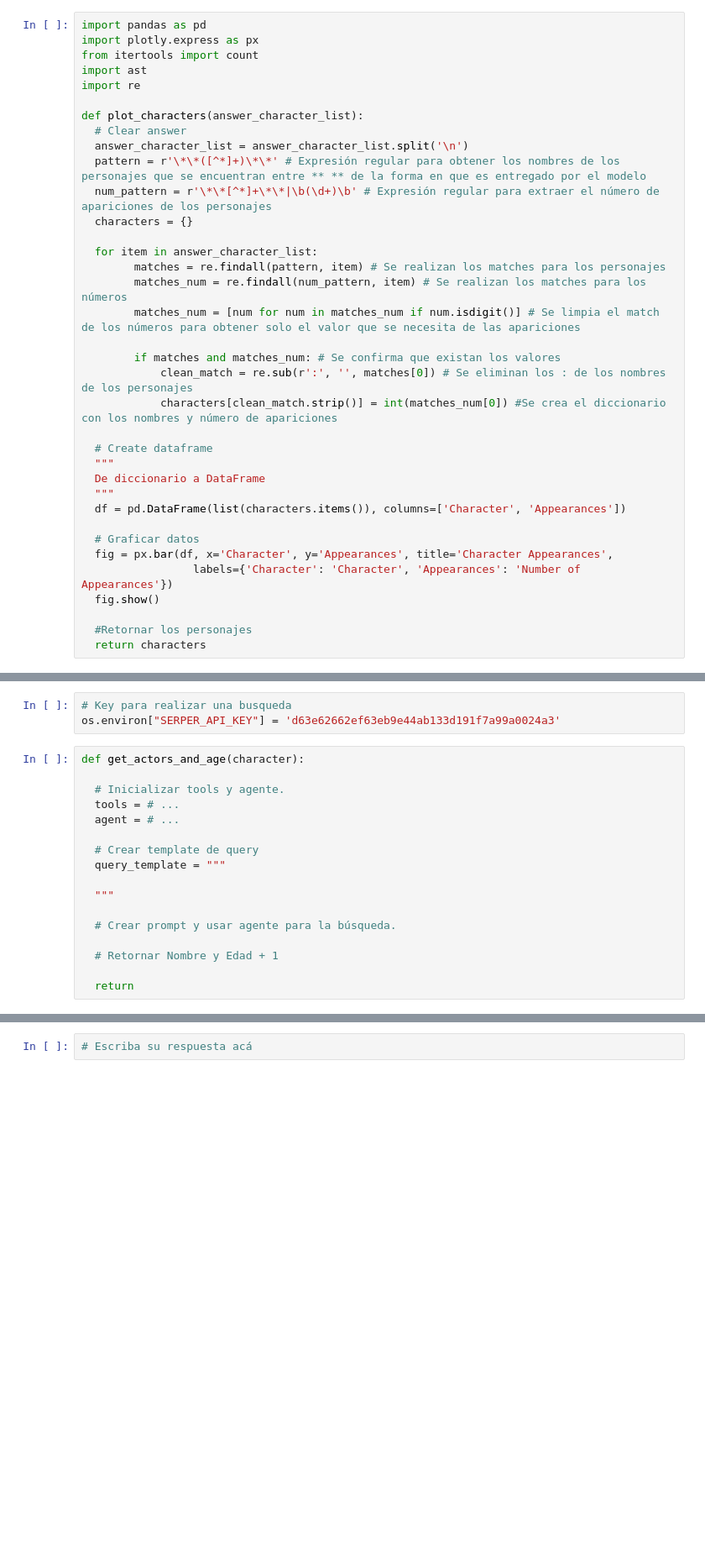
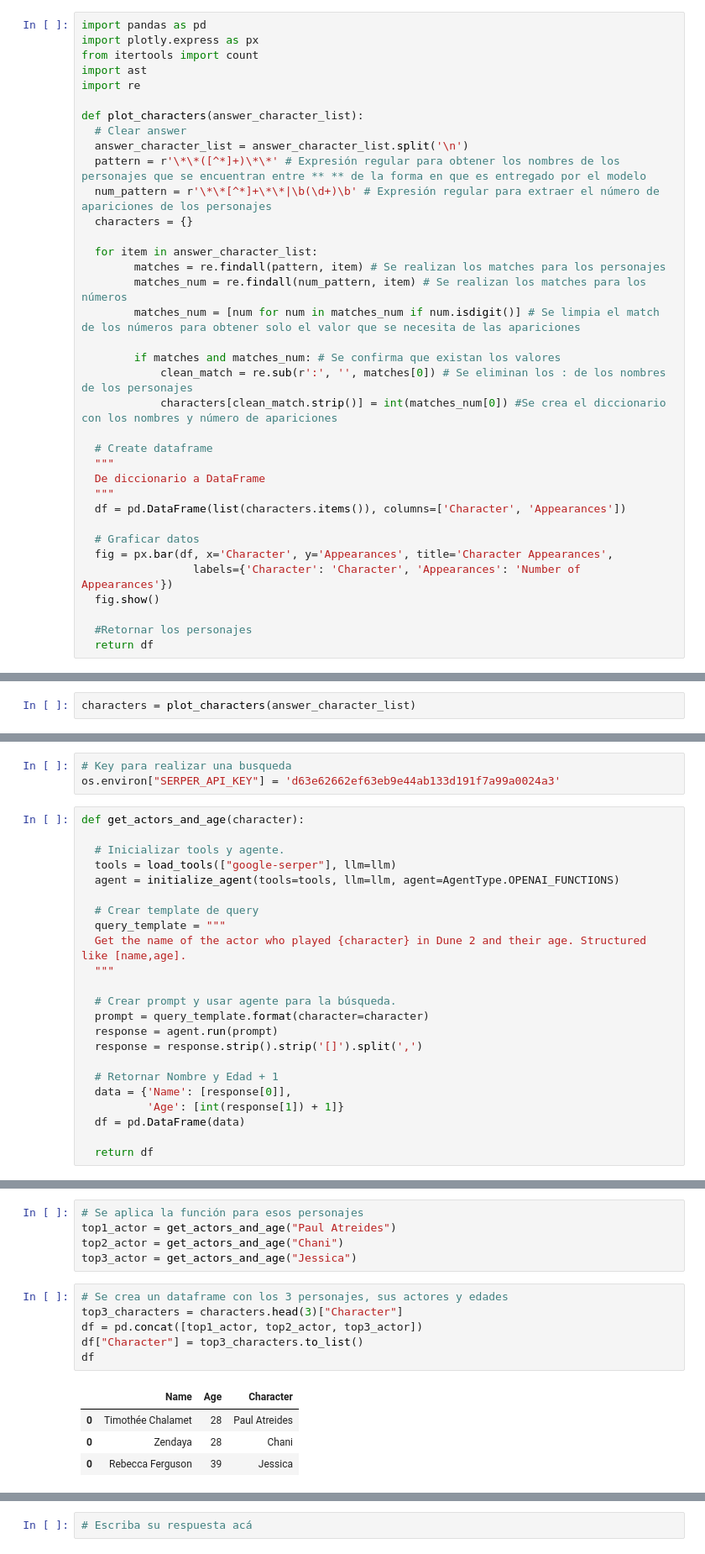
Before and after one commit to BenjaminAnguloCaro/MDS7202, a Jupyter notebook: Lab_11.ipynb, the cells around one changed output, grey strips where cells are left out. Shown at 84% size. Cells and saved outputs as stored; diff of their text form; blank space fills up the shorter version.

Commit message:
Answer to Part 1.2.4

```diff
--- a/Lab_11.ipynb
+++ b/Lab_11.ipynb
@@ -416,4 +416,4 @@ def plot_characters(answer_character_list):
   fig.show()
 
   #Retornar los personajes
-  return characters
+  return df
@@ -440,3 +420,5 @@ plot_characters(answer_character_list)
+# %%
+characters = plot_characters(answer_character_list)
 # %% [markdown]
 #### **1.2.4 Actores principales (0.75 puntos)**
 
@@ -453,16 +435,22 @@ os.environ["SERPER_API_KEY"] = 'd63e62662ef63eb9e44ab133d191f7a99a0024a3'
 def get_actors_and_age(character):
 
   # Inicializar tools y agente.
-  tools = # ...
-  agent = # ...
+  tools = load_tools(["google-serper"], llm=llm)
+  agent = initialize_agent(tools=tools, llm=llm, agent=AgentType.OPENAI_FUNCTIONS)
 
   # Crear template de query
   query_template = """
-
+  Get the name of the actor who played {character} in Dune 2 and their age. Structured like [name,age].
   """
 
   # Crear prompt y usar agente para la búsqueda.
+  prompt = query_template.format(character=character)
+  response = agent.run(prompt)
+  response = response.strip().strip('[]').split(',')
 
   # Retornar Nombre y Edad + 1
+  data = {'Name': [response[0]],
+          'Age': [int(response[1]) + 1]}
+  df = pd.DataFrame(data)
 
-  return
+  return df
@@ -470,0 +465,16 @@ def get_actors_and_age(character):
+# %%
+# Se aplica la función para esos personajes
+top1_actor = get_actors_and_age("Paul Atreides")
+top2_actor = get_actors_and_age("Chani")
+top3_actor = get_actors_and_age("Jessica")
+# %%
+# Se crea un dataframe con los 3 personajes, sus actores y edades
+top3_characters = characters.head(3)["Character"]
+df = pd.concat([top1_actor, top2_actor, top3_actor])
+df["Character"] = top3_characters.to_list()
+df
+# %% [output]
+|  | Name | Age | Character |
+| 0 | Timothée Chalamet | 28 | Paul Atreides |
+| 0 | Zendaya | 28 | Chani |
+| 0 | Rebecca Ferguson | 39 | Jessica |
```
Also changed, not shown: parts of 4 cells of this notebook.
